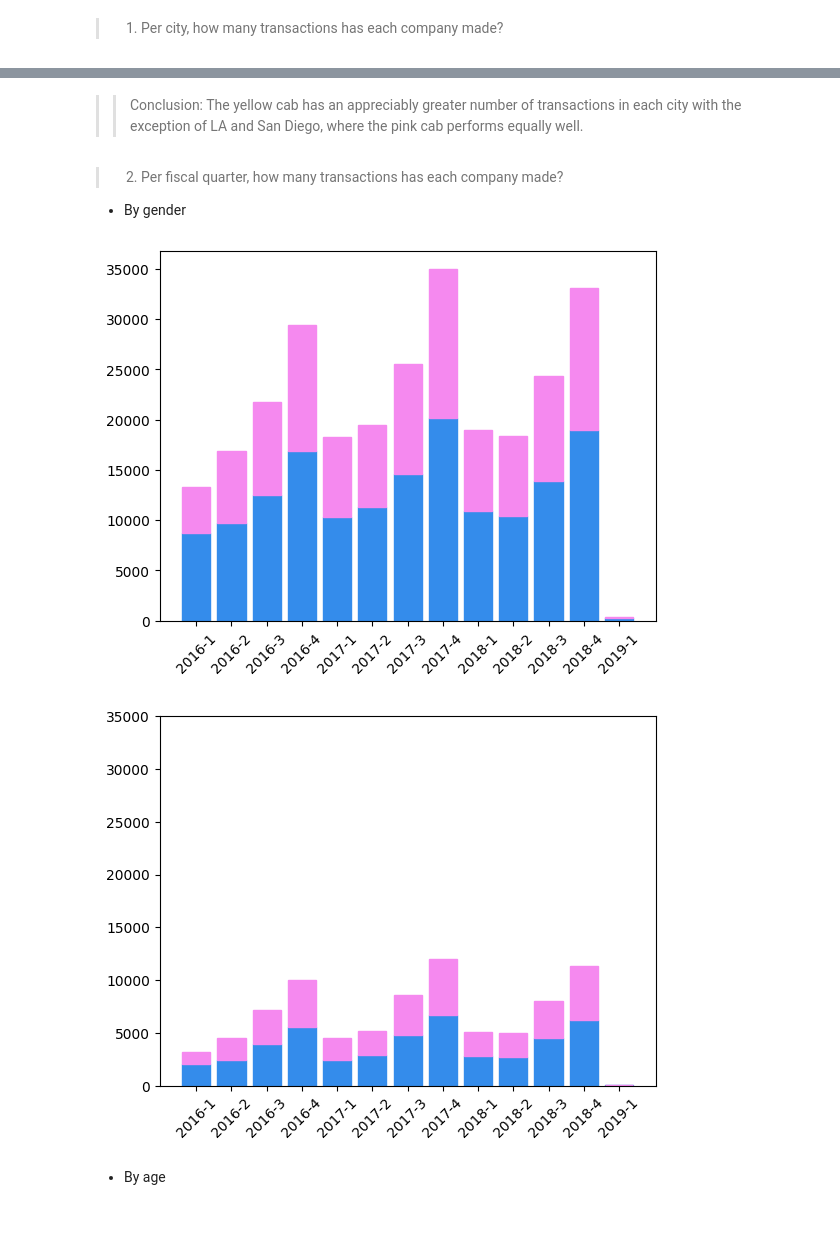
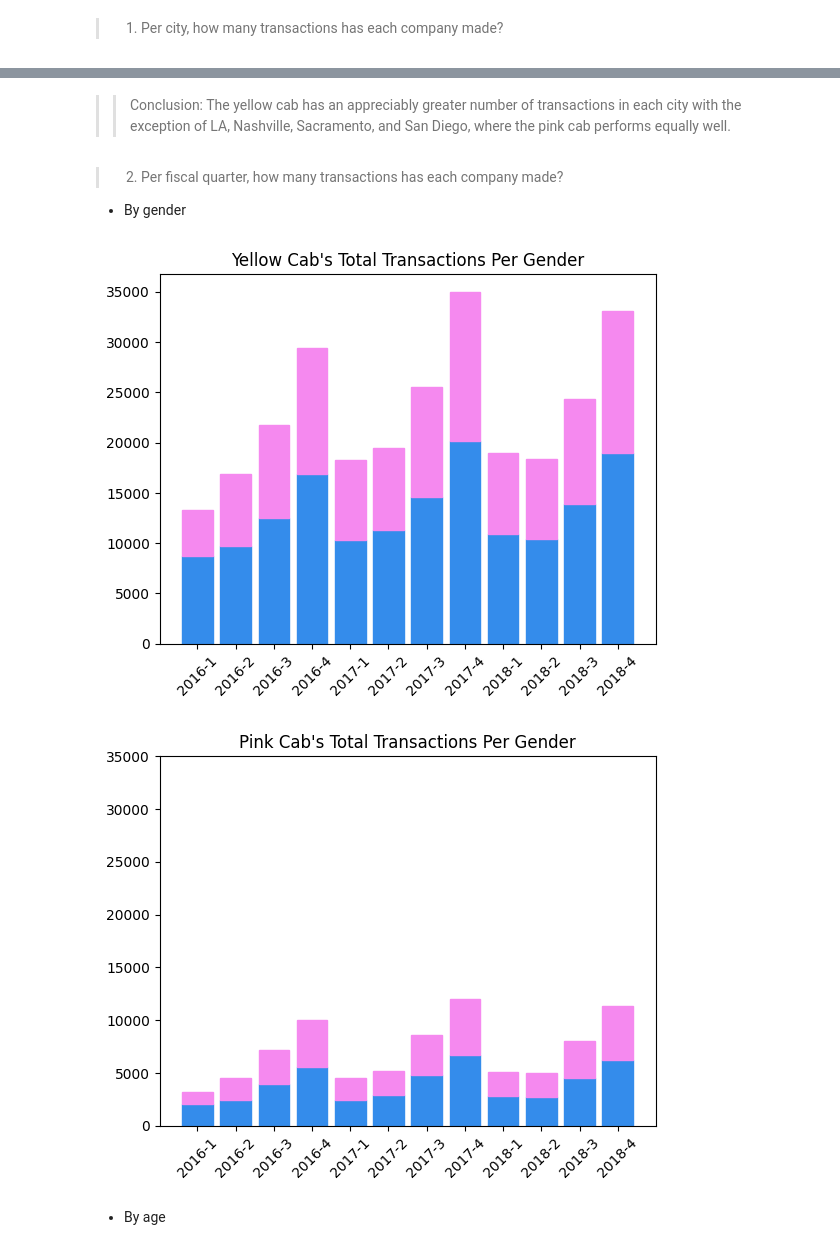
Before and after one commit to nureinumeya1999/Cab-Investment, a Jupyter notebook: src/EDA.ipynb, the cells around one changed output, grey strips where cells are left out. Cells and saved outputs as stored; diff of their text form; code cells hidden in the pictures; blank space fills up the shorter version.

```diff
--- a/src/EDA.ipynb
+++ b/src/EDA.ipynb
@@ -198,6 +227,8 @@ df['String Quarter'] = df['Year'].astype(str).str.cat(df['Quarter'].astype(str),
 df['Numeric Quarter'] = df['String Quarter'].apply(lambda x: getNumQuarter(x))
 # %%
 df.drop(columns=['Date of Travel', 'Population'], inplace=True)
+# %%
+df.drop(df.loc[df['Year'] == 2019].index, inplace=True)
 # %%
 def getAgeGroup(age):
     if 0 <= age < 18:
@@ -359,5 +375,5 @@ plt.show()
 # %% [markdown]
->> Conclusion: The yellow cab has an appreciably greater number of transactions in each city with the exception of LA and San Diego, where the pink cab performs equally well.
+>> Conclusion: The yellow cab has an appreciably greater number of transactions in each city with the exception of LA, Nashville, Sacramento, and San Diego, where the pink cab performs equally well.
 # %% [markdown]
 > 2. Per fiscal quarter, how many transactions has each company made?
 
@@ -375,21 +391,22 @@ yfd = Y_CountByQG.loc[Y_CountByQG['Gender'] == 'Female']
 # %%
 ym = plt.bar(ymd['String Quarter'], ymd['Transaction ID'])
 yf = plt.bar(yfd['String Quarter'], yfd['Transaction ID'], bottom=ymd['Transaction ID'])
 
 
 
 plt.xticks(rotation=45)
 
 for bar in ym:
     bar.set_color('#348ceb')
 
 for bar in yf:
     bar.set_color('#f589ef')
 
 
+plt.title('Yellow Cab\'s Total Transactions Per Gender')
 plt.show()
 # %% [output]
-[figure, old version]
+[figure, new version]
 # %%
 pm = plt.bar(pmd['String Quarter'], pmd['Transaction ID'])
 pf = plt.bar(pfd['String Quarter'], pfd['Transaction ID'], bottom=pmd['Transaction ID'])
@@ -405,9 +422,11 @@ for bar in pf:
     bar.set_color('#f589ef')
 
 plt.ylim(0, 35000)
+
+plt.title('Pink Cab\'s Total Transactions Per Gender')
 plt.show()
 # %% [output]
-[figure, old version]
+[figure, new version]
 # %% [markdown]
 * By age
 # %%
```
Also changed, not shown: parts of 45 cells of this notebook.
